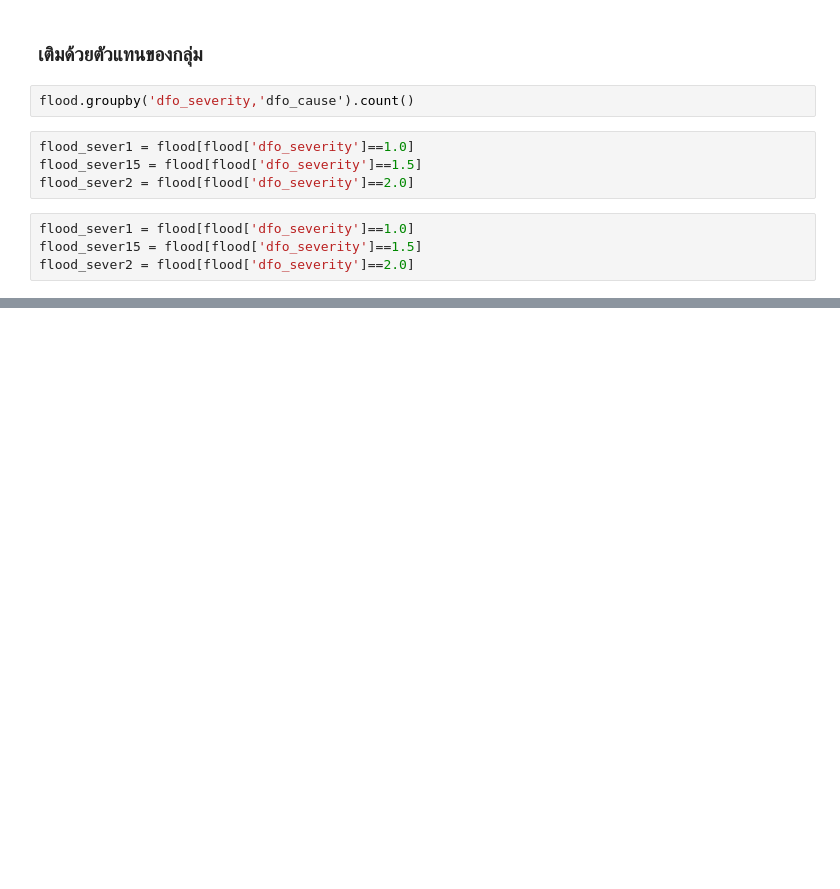
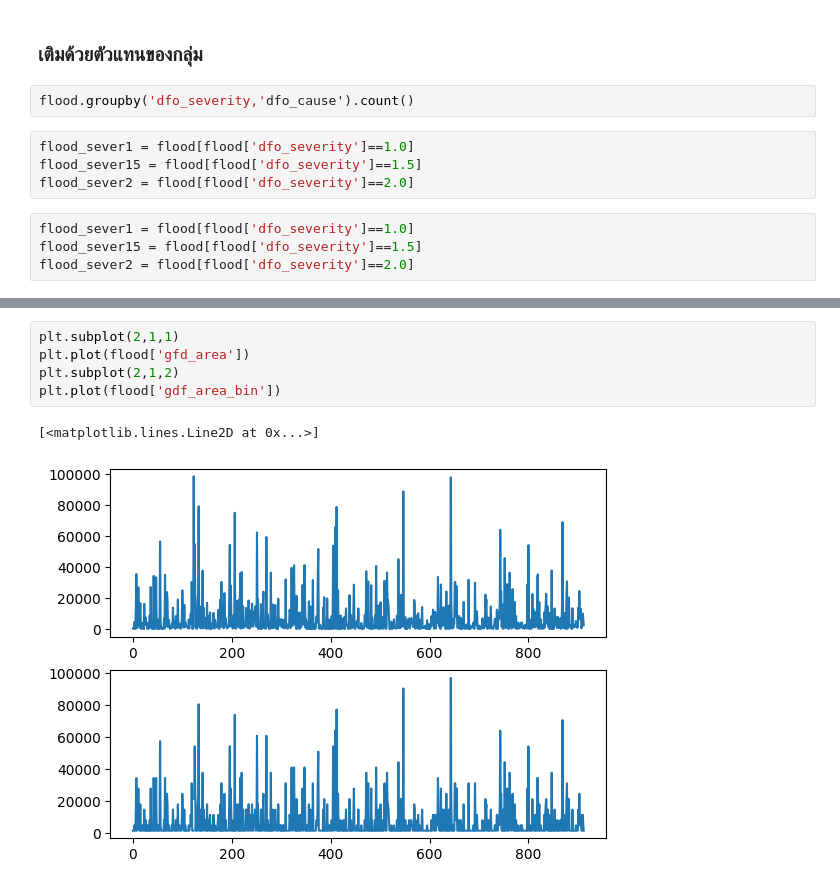
Before and after one commit to bugsotim/BSC_DPDM2025, a Jupyter notebook: CH3_Data_Prepocessing.ipynb, the cells around one changed output, grey strips where cells are left out. Cells and saved outputs as stored; diff of their text form; blank space fills up the shorter version.

```diff
--- a/CH3_Data_Prepocessing.ipynb
+++ b/CH3_Data_Prepocessing.ipynb
@@ -174,0 +240,8 @@ flood_sever2 = flood[flood['dfo_severity']==2.0]
+# %%
+plt.subplot(2,1,1)
+plt.plot(flood['gfd_area'])
+plt.subplot(2,1,2)
+plt.plot(flood['gdf_area_bin'])
+# %% [output]
+[<matplotlib.lines.Line2D at 0x...>]
+[figure, added]
```
Also changed, not shown: parts of 24 cells of this notebook.
